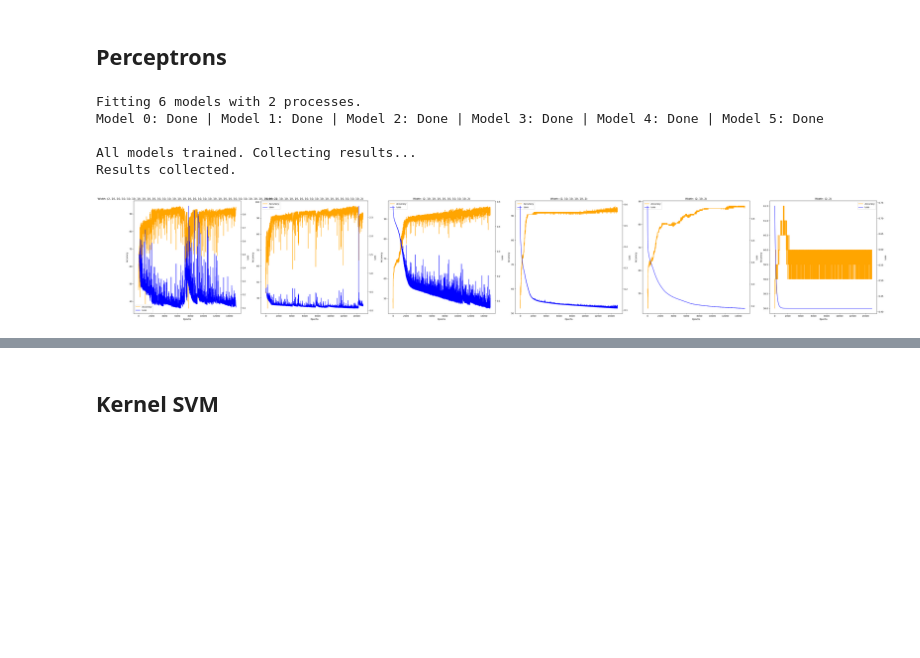
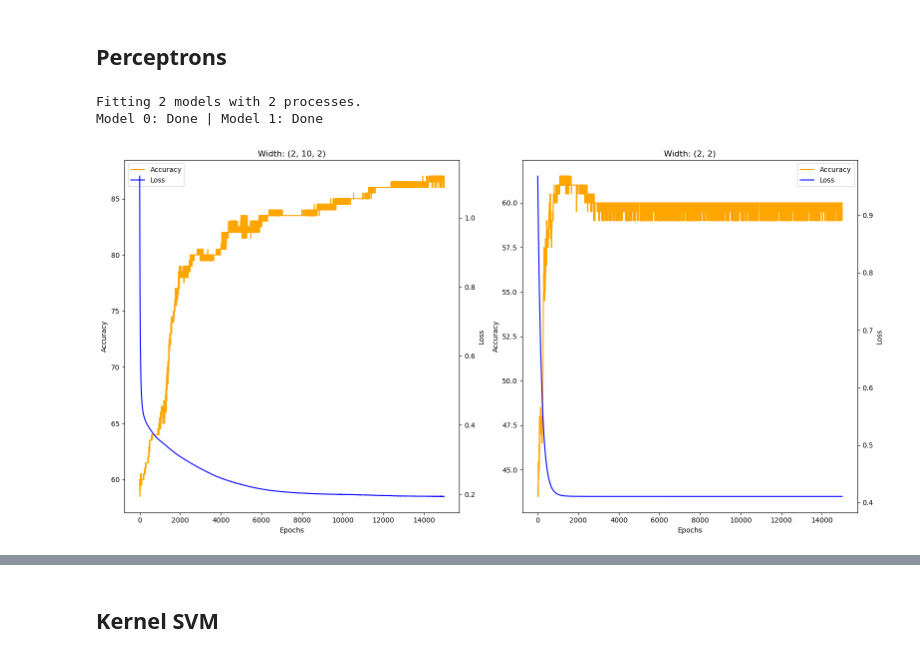
Before and after one commit to NoahWedlich/AppliedMLProject, a Jupyter notebook: main.ipynb, the cells around one changed output, grey strips where cells are left out. Cells and saved outputs as stored; diff of their text form; code cells hidden in the pictures; blank space fills up the shorter version.

```diff
--- a/main.ipynb
+++ b/main.ipynb
@@ -37,10 +37,11 @@ class ExperimentConfig:
     train_df: pd.DataFrame
     test_df: pd.DataFrame
     training_params: Union[dict, callable]
+    encode_label: callable
     title_generator: callable
-    encode_label: callable
     measure_accuracy: callable
     random_seed: int
+    show_metrics_history: bool = False
 # %%
 def train_tunable_model(cf):
     np.random.seed(cf.random_seed)
@@ -60,7 +61,7 @@ def train_tunable_model(cf):
         model["acc_test"] = cf.measure_accuracy(model["model"], cf.test_df)
 
     has_metrics = len([model["metrics_hist"] for model in models if model["metrics_hist"] is not None]) > 0
-    if not has_metrics:
+    if not has_metrics or not cf.show_metrics_history:
         return models
 
     fig, axs = plt.subplots(1, len(models), figsize=(8*len(models), 8))
@@ -143,19 +144,23 @@ gen = sp.Spirals(sp.SpiralConf(2, 0.2, 0.1, 0.9, 1))
 #                     hm.HalfMoonConf(centre=(0.2,0.2), width=0.1,angle_range=(3.14,3.14+5.5))])
 #gen = cc.ConcentricBands()#[cc.CBandConf(0.7, 0.5)])
 #gen = sb.RandomSeparatedBlobs()
-gen.add_postprocesser(pp.LabelSwitch(labels=list(gen.labels.values()), noise_freq=0.1))
-df = gen.sample(num_samples=200)
+gen.add_postprocessor(pp.LabelSwitch(labels=list(gen.labels.values()), noise_freq=0.1))
 
-plt.figure(figsize=(6, 6))
+def plot_gen(gen, size=6):
+    df = gen.sample(num_samples=200)
 
-colors = df['label'].astype("category").cat.codes
-plt.scatter(df['x'], df['y'], c=colors, edgecolor='k')
+    plt.figure(figsize=(size, size))
 
-plt.tight_layout()
-plt.xlim(-1,1)
-plt.ylim(-1,1)
+    colors = df['label'].astype("category").cat.codes
+    plt.scatter(df['x'], df['y'], c=colors, edgecolor='k')
 
-plt.show()
+    plt.tight_layout()
+    plt.xlim(-1,1)
+    plt.ylim(-1,1)
+
+    plt.show()
+
+plot_gen(gen)
 # %% [output]
 Seed used: 1
 [figure]
@@ -209,10 +203,20 @@ configNN = ExperimentConfig(
 # %%
-trained_models = train_tunable_model(configNN)
+train_split = 0.2
+df, train_df, test_df = train_test_split(
+    gen.sample(num_samples=1000),
+    training_data_fraction=train_split,
+    return_numpy=False
+)
+
+params = {
+    'widths': list(map(lambda x: (2,)+(10,)*x+(2,), [1,0])),
+    'activation': ["ReLU"],
+    'optimizer': GDOptimizer(learning_rate=0.5)
+}
+
+trained_models = trainNN(params, train_df=train_df, test_df=test_df, num_epochs=3000, num_batches = 5, random_seed=5)
 # %% [output]
-Fitting 6 models with 2 processes.
-Model 0: Done | Model 1: Done | Model 2: Done | Model 3: Done | Model 4: Done | Model 5: Done
-
-All models trained. Collecting results...
-Results collected.
+Fitting 2 models with 2 processes.
+Model 0: Done | Model 1: Done
-[figure, old version]
+[figure, new version]
 # %%
```
Also changed, not shown: parts of 12 cells of this notebook.
